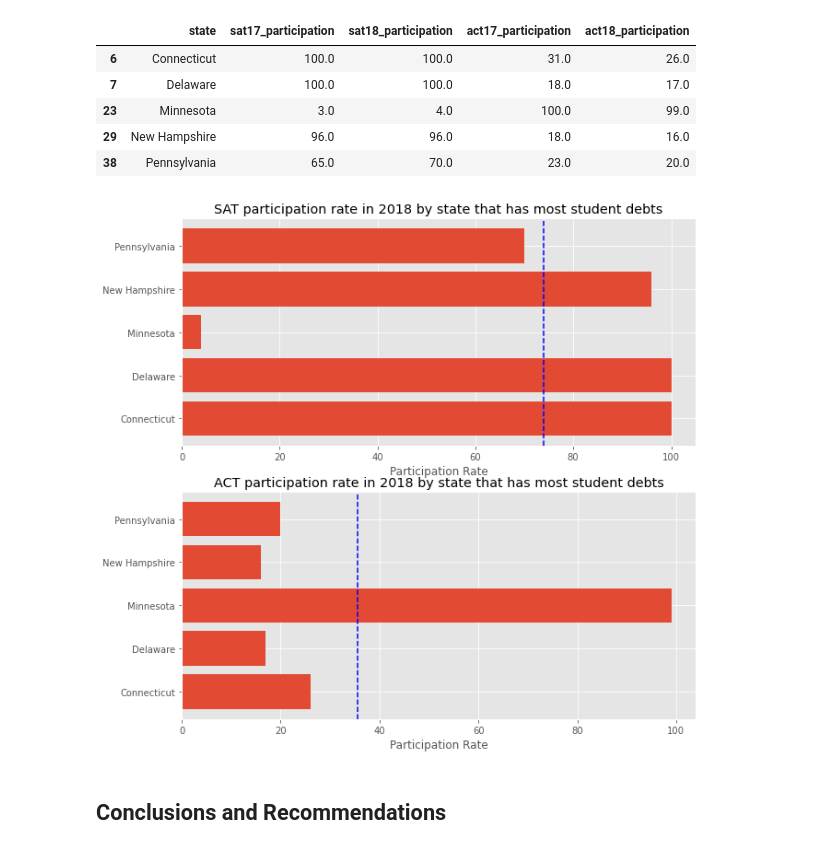
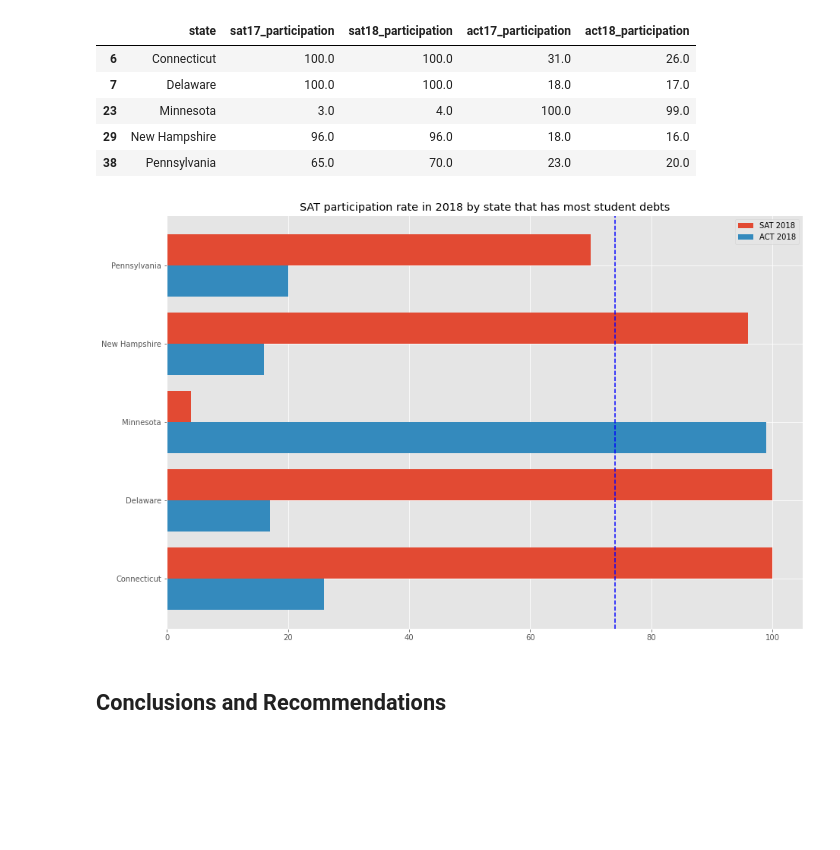
Before and after one commit to SimYiSY/DSI-Projects, a Jupyter notebook: project_1/code/starter-code_updated.ipynb, the cells around one changed output. Saved outputs shown, nothing was run; the diff lists cells and outputs as text; code cells hidden in the pictures; blank space fills up the shorter version.

```diff
--- a/project_1/code/starter-code_updated.ipynb
+++ b/project_1/code/starter-code_updated.ipynb
@@ -1931,28 +1960,19 @@ round(most_sdebts[['state', 'sat17_participation',
 | 23 | Minnesota | 3.0 | 4.0 | 100.0 | 99.0 |
 | 29 | New Hampshire | 96.0 | 96.0 | 18.0 | 16.0 |
 | 38 | Pennsylvania | 65.0 | 70.0 | 23.0 | 20.0 |
-# %%
-#checking participation of states with high student debts
-fig, (ax1, ax2) = plt.subplots(nrows=2, ncols=1, figsize=(10, 10))
-plt.subplots_adjust()
-
-# for SAT test participation
-ax1.barh(most_sdebts['state'], most_sdebts['sat18_participation'], align='center') #set horizontal bar plot
-ax1.set_yticks(most_sdebts['state']) #set y ticks
-ax1.set_yticklabels(most_sdebts['state']) #set y ticks label
-ax1.axvline(np.mean(most_sdebts['sat18_participation']), color='b', linestyle='--') #set mean line
-ax1.set_xlabel('Participation Rate') #set x label
-ax1.set_title('SAT participation rate in 2018 by state that has most student debts') #set Title of plot
-
-#code for act test participation
-ax2.barh(most_sdebts['state'], most_sdebts['act18_participation'], align='center') #set horizontal bar plot
-ax2.set_yticks(most_sdebts['state']) #set y ticks
-ax2.set_yticklabels(most_sdebts['state']) #set y ticks label
-ax2.axvline(np.mean(most_sdebts['act18_participation']), color='b', linestyle='--') #set mean line
-ax2.set_xlabel('Participation Rate') #set x label
-ax2.set_title('ACT participation rate in 2018 by state that has most student debts'); #set Title of plot
-# %% [output]
-[figure, removed]
+# %%
+#checking participation of states with high student debts
+# for SAT test participation
+plt.figure(figsize=(15,10))
+plt.barh(most_sdebts['state'], most_sdebts['sat18_participation'],
+         align='edge', height = 0.4, label ='SAT 2018') #set horizontal bar plot
+plt.barh(most_sdebts['state'], most_sdebts['act18_participation'],
+         align='edge', height = -0.4, label ='ACT 2018') #set horizontal bar plot
+plt.axvline(np.mean(most_sdebts['sat18_participation']), color='b', linestyle='--') #set mean line
+plt.title('SAT participation rate in 2018 by state that has most student debts') #set Title of plot
+plt.legend(loc='best');
+# %% [output]
+[figure, added]
 # %% [markdown]
 
 ## Conclusions and Recommendations
```
Also changed, not shown: parts of 5 cells of this notebook, 1 other file.
